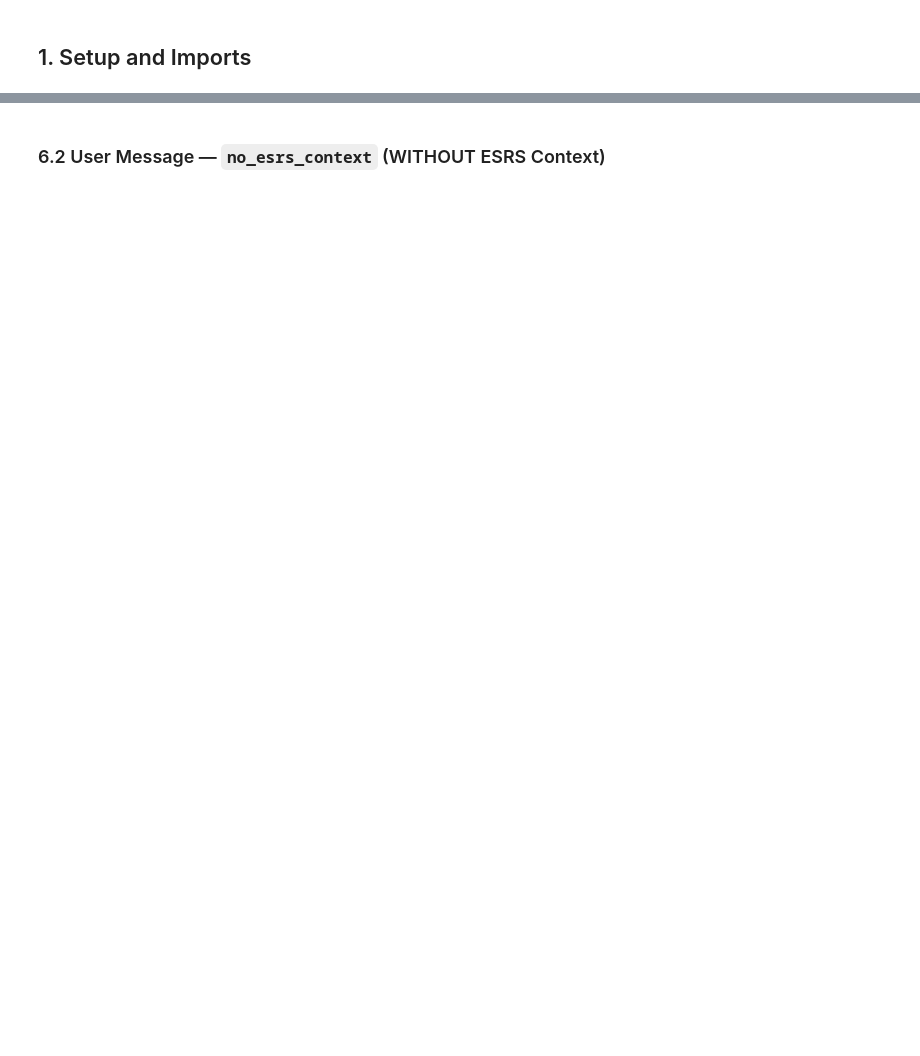
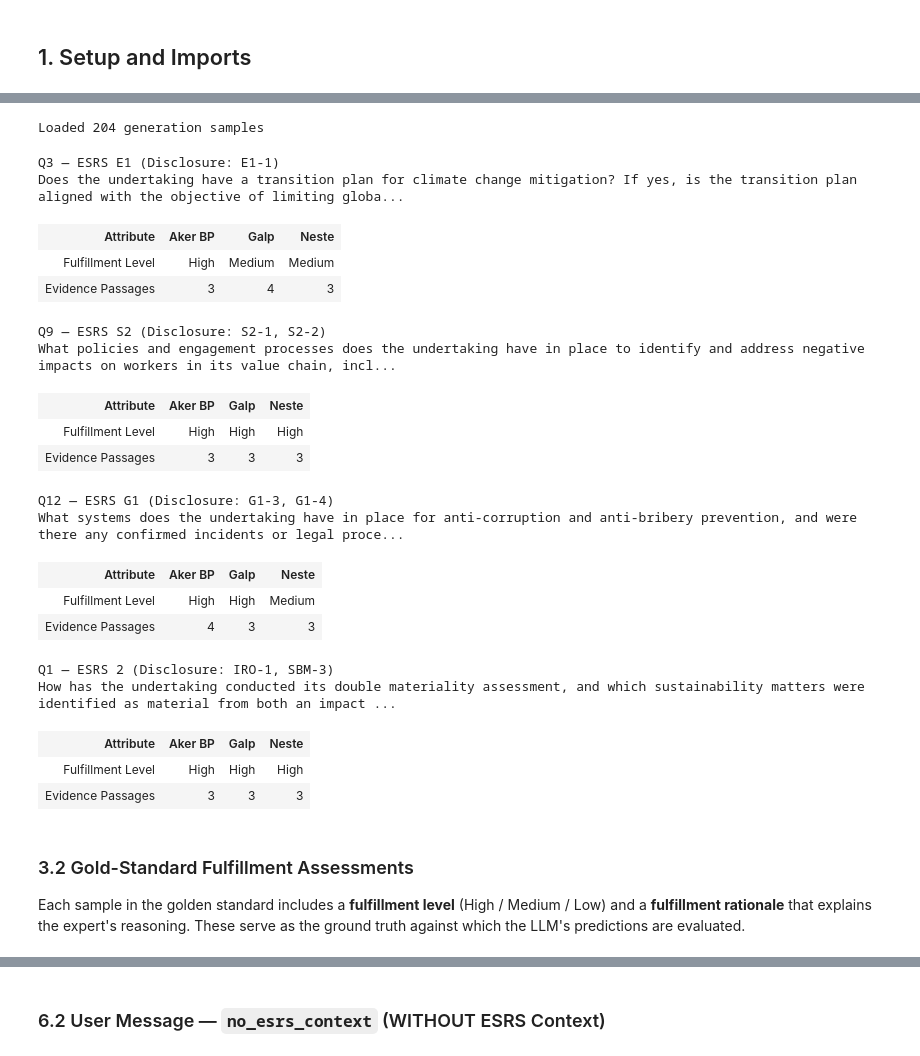
Before and after one commit to sinahaghgoo/ESRS-Regulation-Bot, a Jupyter notebook: notebooks/03_rq2_prompt_injection_walkthrough.ipynb, the cells around one changed output, grey strips where cells are left out. Saved outputs shown, nothing was run; the diff lists cells and outputs as text; code cells hidden in the pictures; blank space fills up the shorter version.

```diff
--- a/notebooks/03_rq2_prompt_injection_walkthrough.ipynb
+++ b/notebooks/03_rq2_prompt_injection_walkthrough.ipynb
@@ -187,0 +163,78 @@ into their views a
+# %%
+# Load all 204 generation samples
+all_samples = load_generation_samples()
+print(f"Loaded {len(all_samples)} generation samples")
+
+# Define our example set: 4 questions × 3 companies
+EXAMPLE_QUESTIONS = ["Q3", "Q9", "Q12", "Q1"]
+EXAMPLE_COMPANIES = ["Aker BP", "Galp", "Neste"]
+
+# Build a lookup: (question_id, company) → sample
+sample_lookup = {(s.question_id, s.company): s for s in all_samples}
+
+# Collect our example samples
+examples = {}
+for qid in EXAMPLE_QUESTIONS:
+    examples[qid] = {}
+    for comp in EXAMPLE_COMPANIES:
+        examples[qid][comp] = sample_lookup[(qid, comp)]
+
+# Display one summary table per question
+for qid in EXAMPLE_QUESTIONS:
+    first = examples[qid][EXAMPLE_COMPANIES[0]]
+
+    # Build HTML table
+    tbl = f'''<h4 style="margin-top:1.5em;">{qid} — {first.esrs_standard} (Disclosure: {first.esrs_disclosure_id})</h4>
+<p style="background:#2c3e50; color:white; font-size:0.9em; margin-bottom:0.5em; padding:8px 12px; border-radius:6px;"><em style="color:white;">{html_mod.escape(first.question[:150])}{"..." if len(first.question)>150 else ""}</em></p>
+<table style="border-collapse:collapse; width:100%; font-size:0.9em;">
+<tr style="background:#f0f4f8;">
+    <th style="border:1px solid #ccc; padding:8px; text-align:left;">Attribute</th>'''
+
+    for comp in EXAMPLE_COMPANIES:
+        tbl += f'<th style="border:1px solid #ccc; padding:8px; text-align:center;">{comp}</th>'
+    tbl += '</tr>'
+
+    # Fulfillment level row with color coding
+    tbl += '<tr><td style="border:1px solid #ccc; padding:8px; font-weight:bold;">Fulfillment Level</td>'
+    for comp in EXAMPLE_COMPANIES:
+        s = examples[qid][comp]
+        color = {"High": "#27ae60", "Medium": "#f39c12", "Low": "#e74c3c"}.get(s.fulfillment_level, "#333")
+        tbl += f'<td style="border:1px solid #ccc; padding:8px; text-align:center; color:{color}; font-weight:bold; font-size:1.1em;">{s.fulfillment_level}</td>'
+    tbl += '</tr>'
+
+    # Number of evidence passages
+    tbl += '<tr style="background:#fafafa;"><td style="border:1px solid #ccc; padding:8px;">Evidence Passages</td>'
+    for comp in EXAMPLE_COMPANIES:
+        s = examples[qid][comp]
+        tbl += f'<td style="border:1px solid #ccc; padding:8px; text-align:center;">{len(s.evidences)}</td>'
+    tbl += '</tr></table>'
+
+    display(HTML(tbl))
+# %% [output]
+Loaded 204 generation samples
+Q3 — ESRS E1 (Disclosure: E1-1)
+Does the undertaking have a transition plan for climate change mitigation? If yes, is the transition plan aligned with the objective of limiting globa...
+| Attribute | Aker BP | Galp | Neste |
+| Fulfillment Level | High | Medium | Medium |
+| Evidence Passages | 3 | 4 | 3 |
+Q9 — ESRS S2 (Disclosure: S2-1, S2-2)
+What policies and engagement processes does the undertaking have in place to identify and address negative impacts on workers in its value chain, incl...
+| Attribute | Aker BP | Galp | Neste |
+| Fulfillment Level | High | High | High |
+| Evidence Passages | 3 | 3 | 3 |
+Q12 — ESRS G1 (Disclosure: G1-3, G1-4)
+What systems does the undertaking have in place for anti-corruption and anti-bribery prevention, and were there any confirmed incidents or legal proce...
+| Attribute | Aker BP | Galp | Neste |
+| Fulfillment Level | High | High | Medium |
+| Evidence Passages | 4 | 3 | 3 |
+Q1 — ESRS 2 (Disclosure: IRO-1, SBM-3)
+How has the undertaking conducted its double materiality assessment, and which sustainability matters were identified as material from both an impact ...
+| Attribute | Aker BP | Galp | Neste |
+| Fulfillment Level | High | High | High |
+| Evidence Passages | 3 | 3 | 3 |
+# %% [markdown]
+### 3.2 Gold-Standard Fulfillment Assessments
+
+Each sample in the golden standard includes a **fulfillment level** (High / Medium / Low) and
+a **fulfillment rationale** that explains the expert's reasoning. These serve as the ground
+truth against which the LLM's predictions are evaluated.
```
Also changed, not shown: parts of 47 cells of this notebook, 5 other files.
